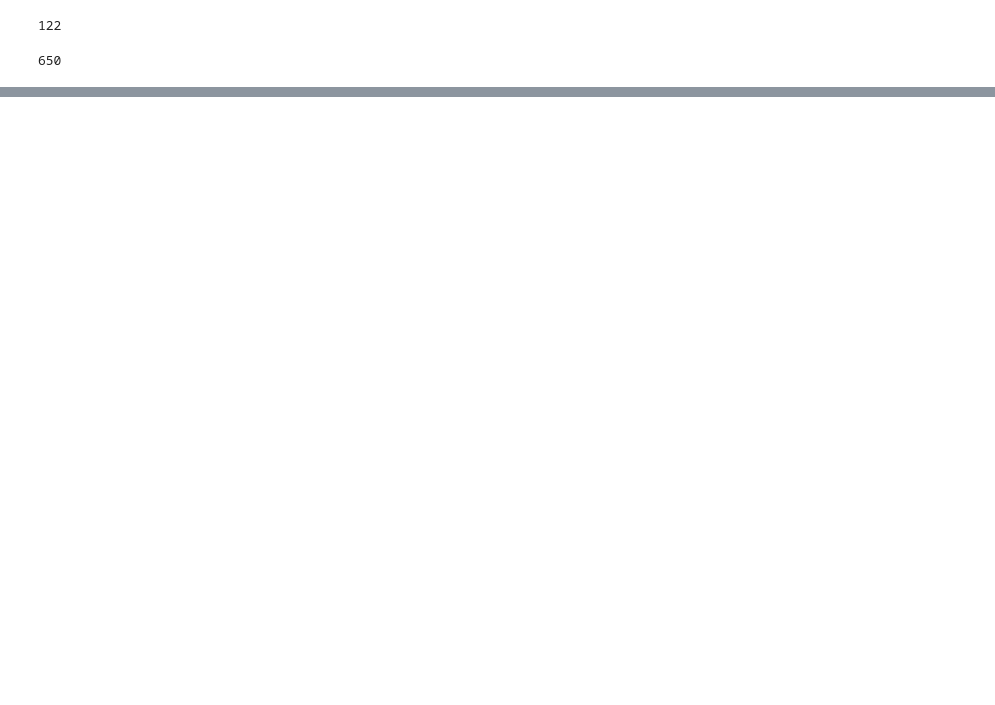
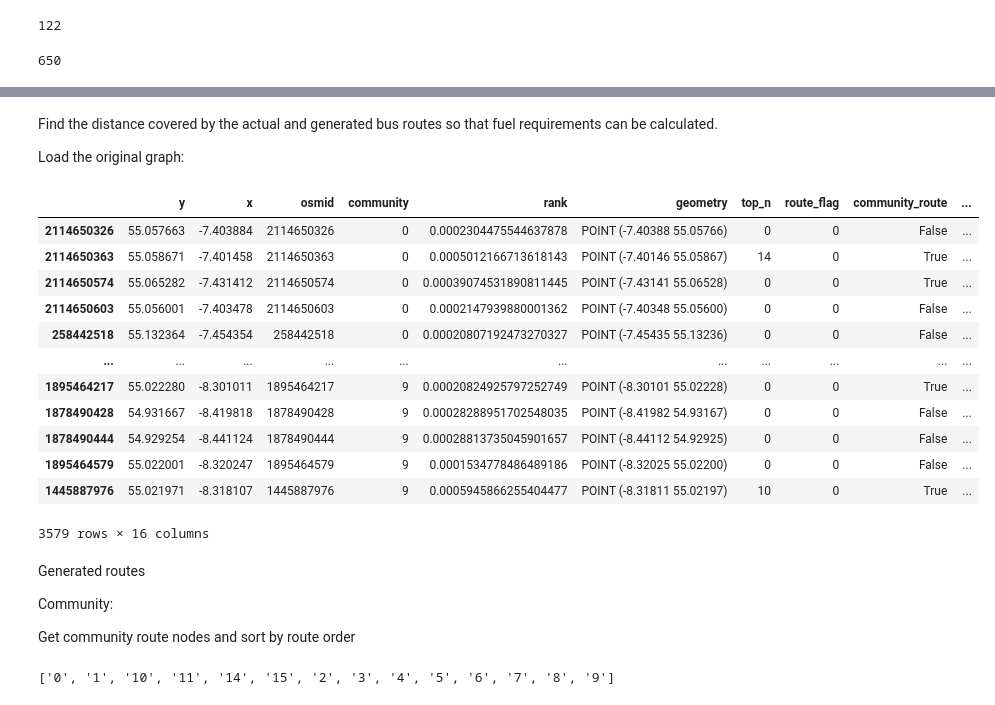
Before and after one commit to ancodia/donegal-bus-routes, a Jupyter notebook: testing/notebooks/testing.ipynb, the cells around one changed output, grey strips where cells are left out. Cells and saved outputs as stored; diff of their text form; code cells hidden in the pictures; blank space fills up the shorter version.

```diff
--- a/testing/notebooks/testing.ipynb
+++ b/testing/notebooks/testing.ipynb
@@ -215,0 +243,43 @@ len(actual_stop_closer)/len(gen_stop_closer)
+# %% [markdown]
+Find the distance covered by the actual and generated bus routes so that fuel requirements can be calculated.
+
+Load the original graph:
+# %%
+routes_graph = ox.load_graphml(filepath=f"{config.testing_graphml_path}/actual_routes_added.graphml")
+route_nodes, route_edges = ox.graph_to_gdfs(routes_graph)
+
+# string to bool
+bool_replace = {"True": True, "False": False}
+route_nodes["community_route"] = route_nodes["community_route"].map(bool_replace).fillna(False)
+route_nodes["connection_route"] = route_nodes["connection_route"].map(bool_replace).fillna(False)
+route_nodes["actual_stop"] = route_nodes["actual_stop"].map(bool_replace).fillna(False)
+
+# ensure ints where expected
+route_nodes["community_route_order"] = route_nodes["community_route_order"].astype(int)
+route_nodes
+# %% [output]
+|  | y | x | osmid | community | rank | geometry | top_n | route_flag | community_route | ... |
+| 2114650326 | 55.057663 | -7.403884 | 2114650326 | 0 | 0.0002304475544637878 | POINT (-7.40388 55.05766) | 0 | 0 | False | ... |
+| 2114650363 | 55.058671 | -7.401458 | 2114650363 | 0 | 0.0005012166713618143 | POINT (-7.40146 55.05867) | 14 | 0 | True | ... |
+| 2114650574 | 55.065282 | -7.431412 | 2114650574 | 0 | 0.00039074531890811445 | POINT (-7.43141 55.06528) | 0 | 0 | True | ... |
+| 2114650603 | 55.056001 | -7.403478 | 2114650603 | 0 | 0.0002147939880001362 | POINT (-7.40348 55.05600) | 0 | 0 | False | ... |
+| 258442518 | 55.132364 | -7.454354 | 258442518 | 0 | 0.00020807192473270327 | POINT (-7.45435 55.13236) | 0 | 0 | False | ... |
+| ... | ... | ... | ... | ... | ... | ... | ... | ... | ... | ... |
+| 1895464217 | 55.022280 | -8.301011 | 1895464217 | 9 | 0.00020824925797252749 | POINT (-8.30101 55.02228) | 0 | 0 | True | ... |
+| 1878490428 | 54.931667 | -8.419818 | 1878490428 | 9 | 0.00028288951702548035 | POINT (-8.41982 54.93167) | 0 | 0 | False | ... |
+| 1878490444 | 54.929254 | -8.441124 | 1878490444 | 9 | 0.00028813735045901657 | POINT (-8.44112 54.92925) | 0 | 0 | False | ... |
+| 1895464579 | 55.022001 | -8.320247 | 1895464579 | 9 | 0.0001534778486489186 | POINT (-8.32025 55.02200) | 0 | 0 | False | ... |
+| 1445887976 | 55.021971 | -8.318107 | 1445887976 | 9 | 0.0005945866255404477 | POINT (-8.31811 55.02197) | 10 | 0 | True | ... |
+3579 rows × 16 columns
+# %% [markdown]
+Generated routes
+
+Community:
+
+Get community route nodes and sort by route order
+# %%
+community_labels = list(route_nodes["community"].unique())
+community_labels = [x for x in community_labels if str(x) != "nan"]
+community_labels
+# %% [output]
+['0', '1', '10', '11', '14', '15', '2', '3', '4', '5', '6', '7', '8', '9']
```
Also changed, not shown: parts of 45 cells of this notebook, 8 other files.
